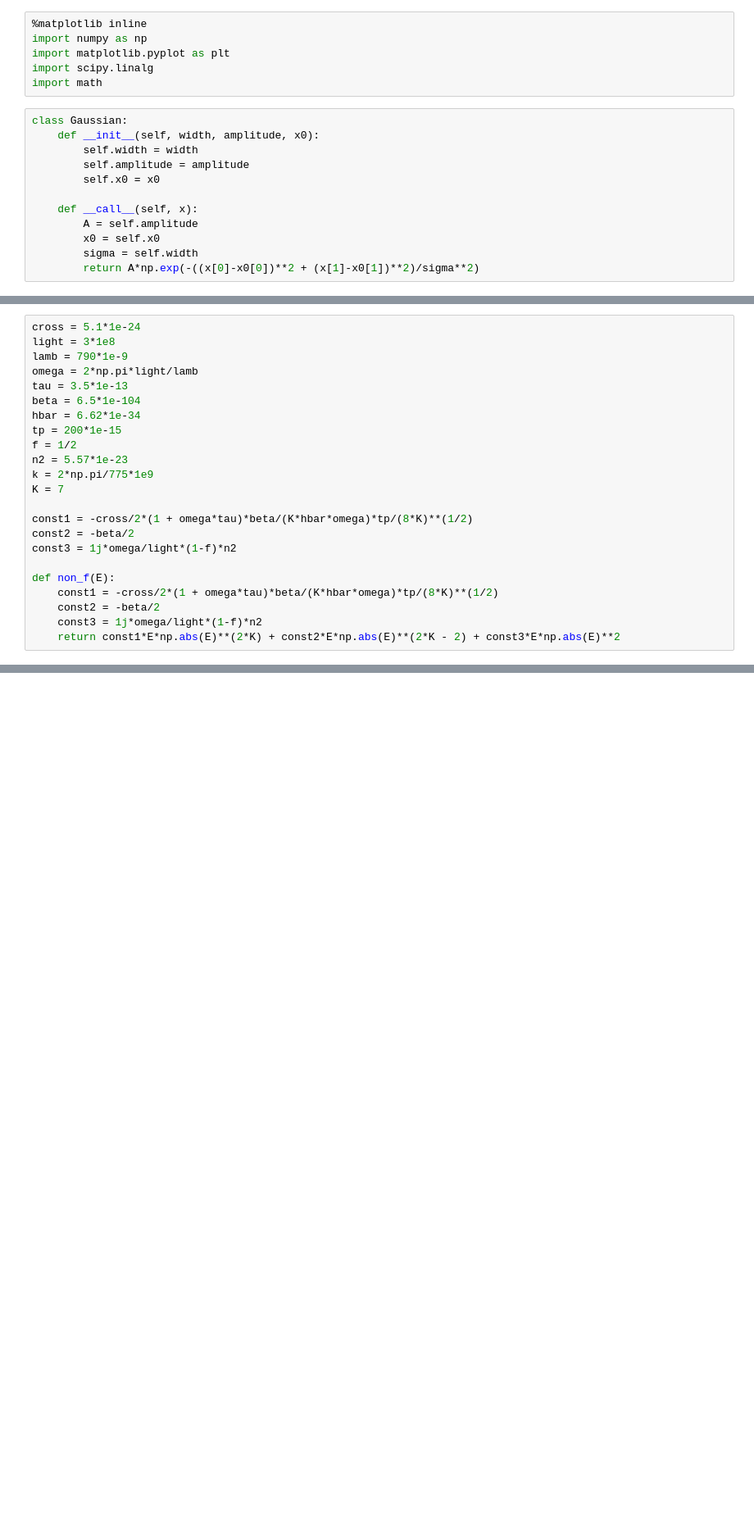
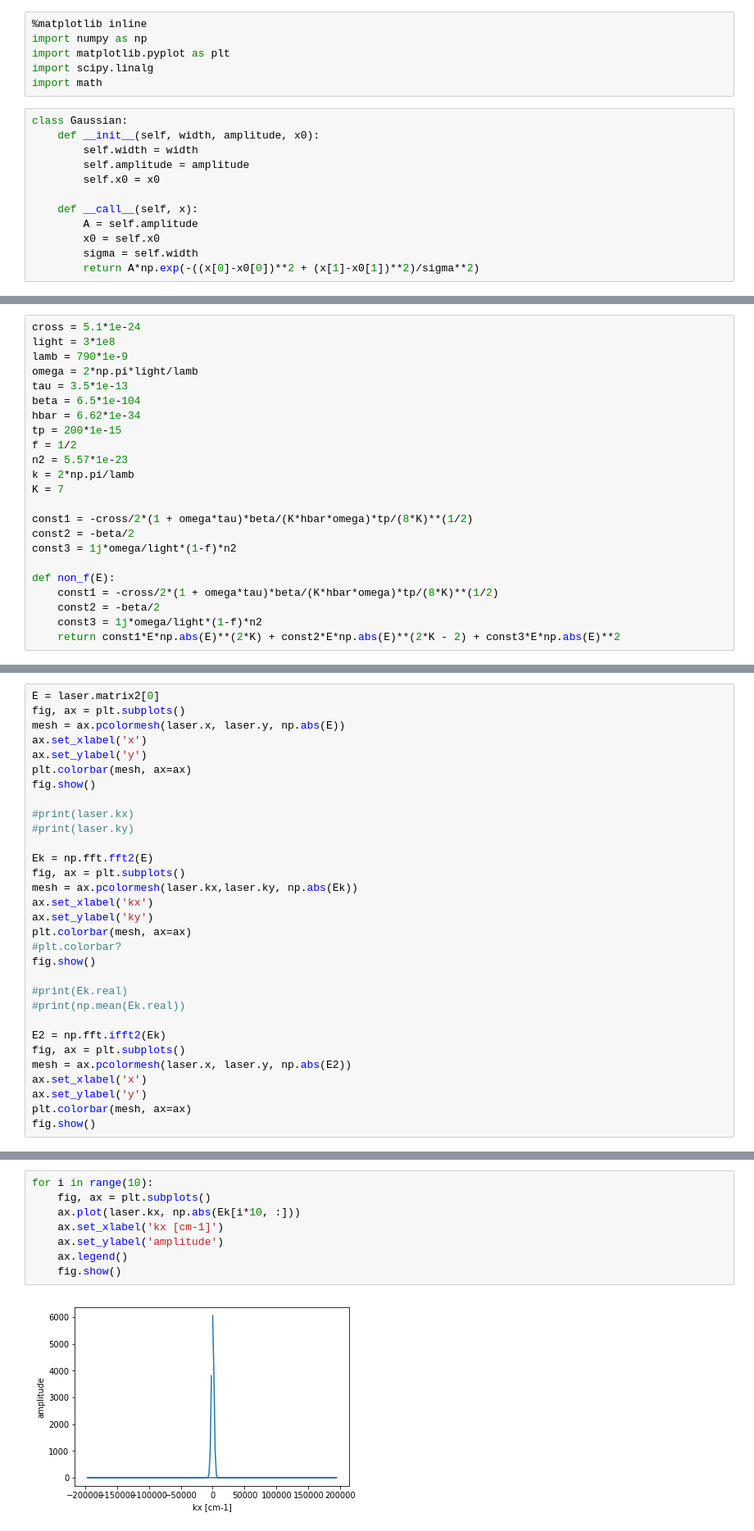
Before and after one commit to kimhong-chao/Project-PHY571, a Jupyter notebook: Design/EA.ipynb, the cells around one changed output, grey strips where cells are left out. Shown at 82% size. Drawn from its saved outputs; the diff is of its cells as text; blank space fills up the shorter version.

```diff
--- a/Design/EA.ipynb
+++ b/Design/EA.ipynb
@@ -104,7 +110,7 @@ hbar = 6.62*1e-34
 tp = 200*1e-15
 f = 1/2
 n2 = 5.57*1e-23
-k = 2*np.pi/775*1e9
+k = 2*np.pi/lamb
 K = 7
 
 const1 = -cross/2*(1 + omega*tau)*beta/(K*hbar*omega)*tp/(8*K)**(1/2)
@@ -155,0 +167,31 @@ for i in [0, 219, 303, Nz-1]:
+# %%
+E = laser.matrix2[0]
+fig, ax = plt.subplots()
+mesh = ax.pcolormesh(laser.x, laser.y, np.abs(E))
+ax.set_xlabel('x')
+ax.set_ylabel('y')
+plt.colorbar(mesh, ax=ax)
+fig.show()
+
+#print(laser.kx)
+#print(laser.ky)
+
+Ek = np.fft.fft2(E)
+fig, ax = plt.subplots()
+mesh = ax.pcolormesh(laser.kx,laser.ky, np.abs(Ek))
+ax.set_xlabel('kx')
+ax.set_ylabel('ky')
+plt.colorbar(mesh, ax=ax)
+#plt.colorbar?
+fig.show()
+
+#print(Ek.real)
+#print(np.mean(Ek.real))
+
+E2 = np.fft.ifft2(Ek)
+fig, ax = plt.subplots()
+mesh = ax.pcolormesh(laser.x, laser.y, np.abs(E2))
+ax.set_xlabel('x')
+ax.set_ylabel('y')
+plt.colorbar(mesh, ax=ax)
+fig.show()
@@ -155,0 +202,10 @@ for i in [0, 219, 303, Nz-1]:
+# %%
+for i in range(10):
+    fig, ax = plt.subplots()
+    ax.plot(laser.kx, np.abs(Ek[i*10, :]))
+    ax.set_xlabel('kx [cm-1]')
+    ax.set_ylabel('amplitude')
+    ax.legend()
+    fig.show()
+# %% [output]
+[figure, added]
```
Also changed, not shown: parts of 8 cells of this notebook.
